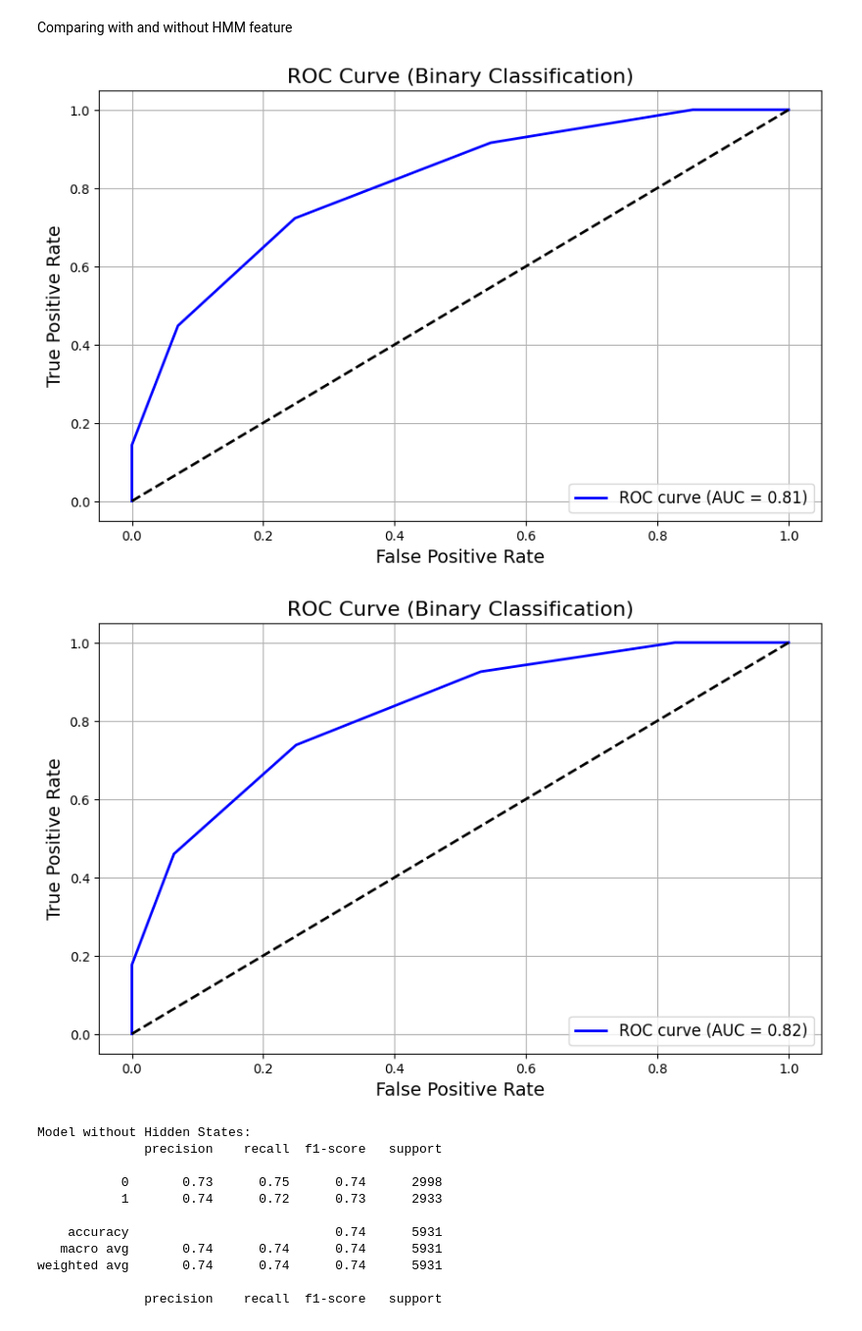
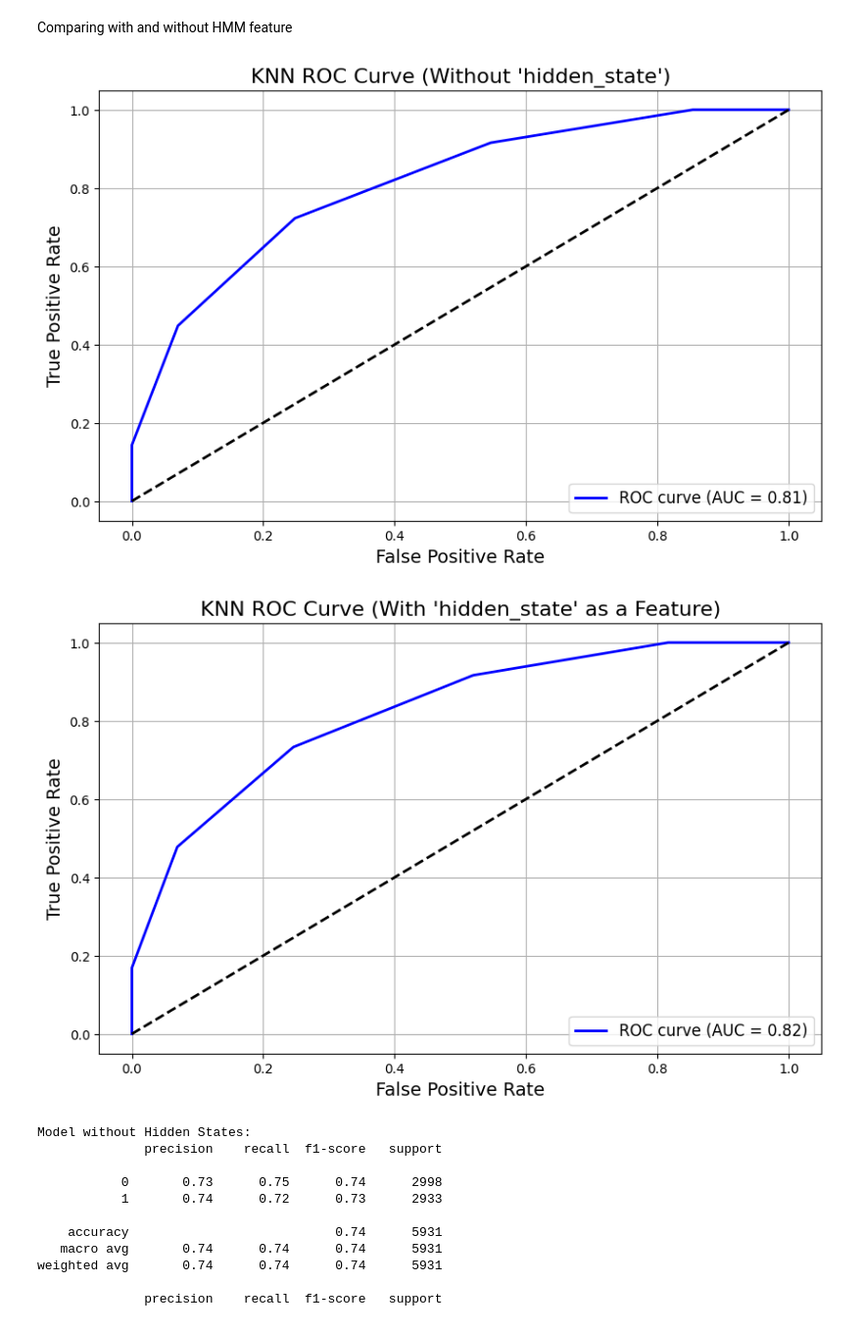
Before and after one commit to gracesosa/RealEstate_TrendClassification, a Jupyter notebook: Notebooks/DataPreprocessing2.ipynb, the cells around one changed output. Shown: that part at 98% size. Saved outputs shown, nothing was run; the diff lists cells and outputs as text; code cells hidden in the pictures.

Commit message:
working auc and predictions

```diff
--- a/Notebooks/DataPreprocessing2.ipynb
+++ b/Notebooks/DataPreprocessing2.ipynb
@@ -400,7 +386,7 @@ plt.show()
 - We found optimal n = 5
 # %%
 # Step 4: Train HMM on aggregated data
-optimal_n = 7
+optimal_n = 5
 hmm_model = GaussianHMM(n_components=optimal_n, n_iter=1000, random_state=42)  # 3 states: Decrease, Stable, Increase
 #hmm_model.fit(X_train_discretized)
 hmm_model.fit(X_train)
@@ -428,4 +414,5 @@ X_test_df['hidden_state'] = hidden_states_test
 # %%
 #Train Random Forest Classifier
 classifier = RandomForestClassifier(random_state=42)
-classifier.fit(X_train_df[['normalized_price', 'MA', 'bedrooms', 'hidden_state']], y_train)
+classifier.fit(X_test_df[['normalized_price', 'MA', 'bedrooms', 'hidden_state']], y_test)
+rc_predictions = classifier.predict(X_test_df[['normalized_price', 'MA', 'bedrooms', 'hidden_state']])
@@ -588,42 +573,40 @@ gbc.fit(X_test_df[['normalized_price', 'MA', 'bedrooms','hidden_state']], y_test
 gbc_predictions = gbc.predict(X_test_df[['normalized_price', 'MA', 'bedrooms','hidden_state']])
 # %%
 from sklearn.metrics import roc_curve, auc
-import matplotlib.pyplot as plt
 
-def plot_roc_curve_binary(y_true, y_proba):
+def plot_roc_curve_binary(y_true, y_proba, title):
     """
-
-
     Plots the ROC curve for binary classification predictions.
 
     Parameters:
     - y_true: Array-like, true labels (binary)
     - y_proba: Array-like, predicted probabilities for the positive class
 
     Output:
     - Displays the ROC curve with AUC score.
     """
     fpr, tpr, thresholds = roc_curve(y_true, y_proba)
     roc_auc = auc(fpr, tpr)
 
     # Plot ROC curve
     plt.figure(figsize=(10, 6))
     plt.plot(fpr, tpr, color='b', lw=2, label=f'ROC curve (AUC = {roc_auc:.2f})')
     plt.plot([0, 1], [0, 1], 'k--', lw=2)  # Diagonal line
-    plt.title("ROC Curve (Binary Classification)", fontsize=16)
+    plt.title(title, fontsize=16)
     plt.xlabel("False Positive Rate", fontsize=14)
     plt.ylabel("True Positive Rate", fontsize=14)
     plt.legend(loc="lower right", fontsize=12)
     plt.grid()
     plt.show()
 
+# For the ROC curve with the KNN model without hidden states
 knn_probabilities_bl = knn_bl.predict_proba(X_test_df[['normalized_price', 'MA', 'bedrooms']])[:, 1]
-plot_roc_curve_binary(y_test, knn_probabilities_bl)
+plot_roc_curve_binary(y_test, knn_probabilities_bl, title="KNN ROC Curve (Without 'hidden_state')")
 
-
+# For the ROC curve with the KNN model with hidden states
 knn_probabilities_hmm = knn.predict_proba(X_test_df[['normalized_price', 'MA', 'bedrooms', 'hidden_state']])[:, 1]
-plot_roc_curve_binary(y_test, knn_probabilities_hmm)
+plot_roc_curve_binary(y_test, knn_probabilities_hmm, title="KNN ROC Curve (With 'hidden_state' as a Feature)")
 # %% [output]
-[figure, old version]
+[figure, new version]
-[figure, old version]
+[figure, new version]
 # %%
```
Also changed, not shown: parts of 11 cells of this notebook, 1 other file.
